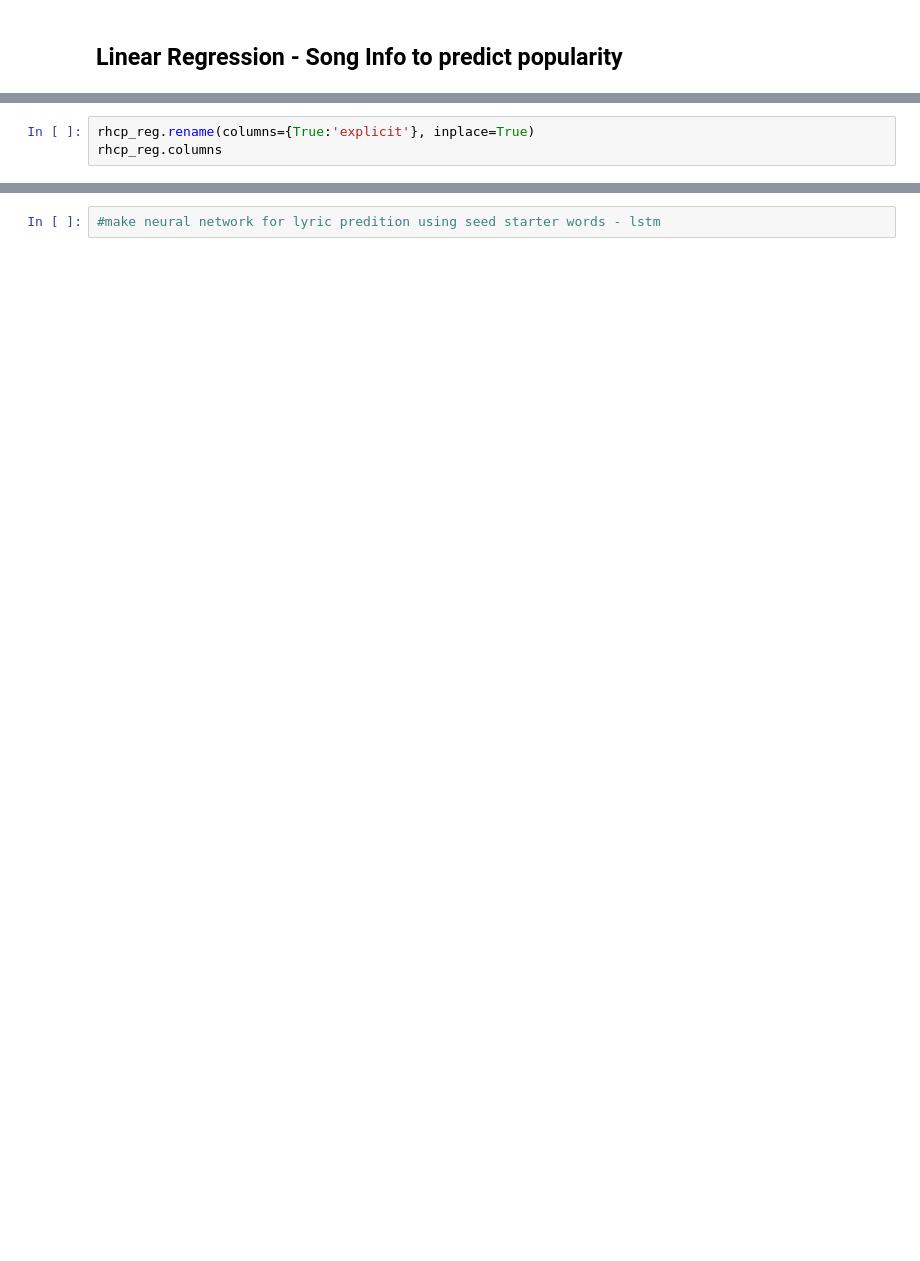
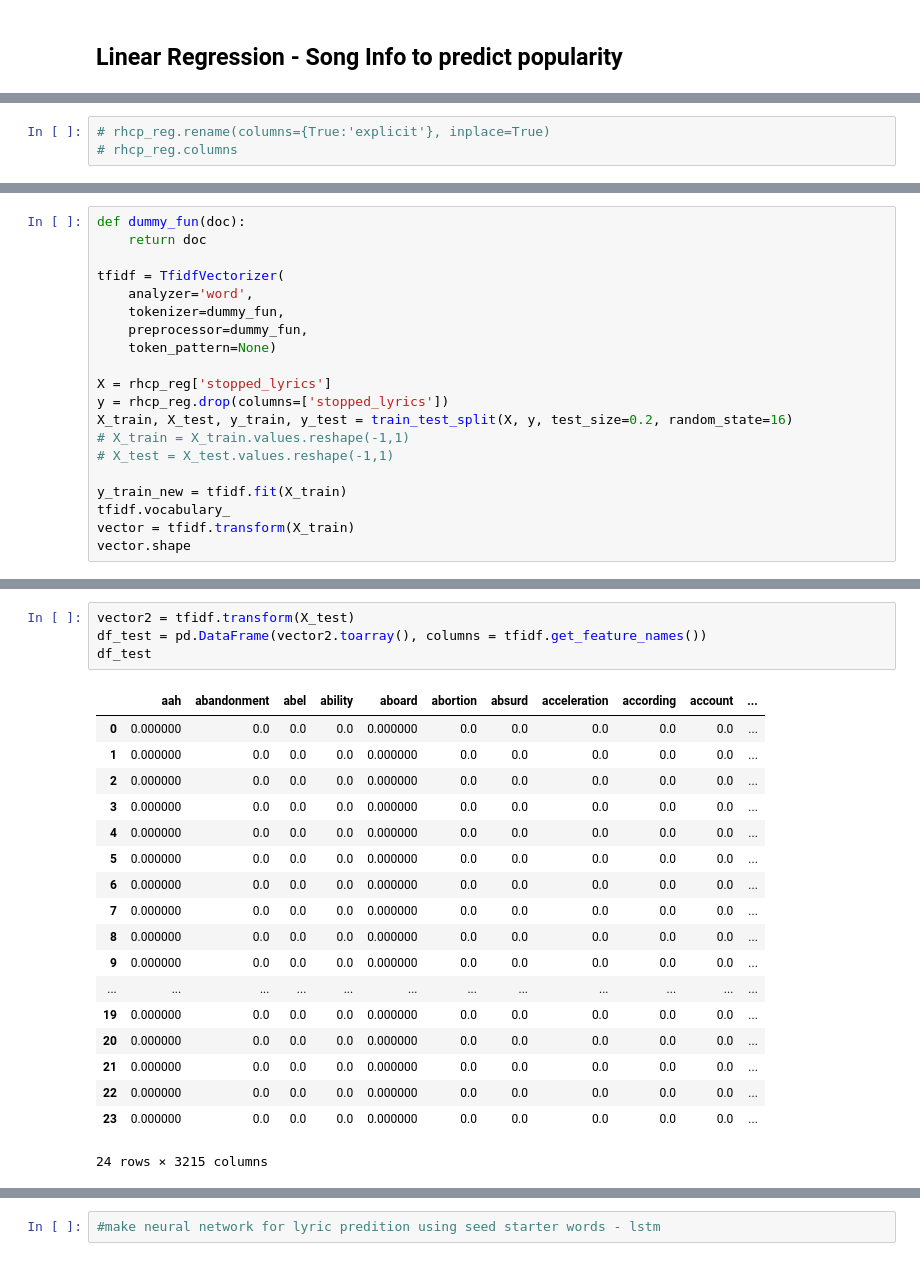
Before and after one commit to klsalcedo/lyric_generation, a Jupyter notebook: lyric_analysis.ipynb, the cells around one changed output, grey strips where cells are left out. Drawn from its saved outputs; the diff is of its cells as text; blank space fills up the shorter version.

```diff
--- a/lyric_analysis.ipynb
+++ b/lyric_analysis.ipynb
@@ -904,3 +882,3 @@ rhcp_reg
 # %%
-rhcp_reg.rename(columns={True:'explicit'}, inplace=True)
-rhcp_reg.columns
+# rhcp_reg.rename(columns={True:'explicit'}, inplace=True)
+# rhcp_reg.columns
@@ -928,0 +912,20 @@ X_train, X_test, y_train, y_test = train_test_split(X, y, test_size=0.2, random_
+# %%
+def dummy_fun(doc):
+    return doc
+
+tfidf = TfidfVectorizer(
+    analyzer='word',
+    tokenizer=dummy_fun,
+    preprocessor=dummy_fun,
+    token_pattern=None)
+
+X = rhcp_reg['stopped_lyrics']
+y = rhcp_reg.drop(columns=['stopped_lyrics'])
+X_train, X_test, y_train, y_test = train_test_split(X, y, test_size=0.2, random_state=16)
+# X_train = X_train.values.reshape(-1,1)
+# X_test = X_test.values.reshape(-1,1)
+
+y_train_new = tfidf.fit(X_train)
+tfidf.vocabulary_
+vector = tfidf.transform(X_train)
+vector.shape
@@ -928,0 +951,23 @@ X_train, X_test, y_train, y_test = train_test_split(X, y, test_size=0.2, random_
+# %%
+vector2 = tfidf.transform(X_test)
+df_test = pd.DataFrame(vector2.toarray(), columns = tfidf.get_feature_names())
+df_test
+# %% [output]
+|  | aah | abandonment | abel | ability | aboard | abortion | absurd | acceleration | according | account | ... |
+| 0 | 0.000000 | 0.0 | 0.0 | 0.0 | 0.000000 | 0.0 | 0.0 | 0.0 | 0.0 | 0.0 | ... |
+| 1 | 0.000000 | 0.0 | 0.0 | 0.0 | 0.000000 | 0.0 | 0.0 | 0.0 | 0.0 | 0.0 | ... |
+| 2 | 0.000000 | 0.0 | 0.0 | 0.0 | 0.000000 | 0.0 | 0.0 | 0.0 | 0.0 | 0.0 | ... |
+| 3 | 0.000000 | 0.0 | 0.0 | 0.0 | 0.000000 | 0.0 | 0.0 | 0.0 | 0.0 | 0.0 | ... |
+| 4 | 0.000000 | 0.0 | 0.0 | 0.0 | 0.000000 | 0.0 | 0.0 | 0.0 | 0.0 | 0.0 | ... |
+| 5 | 0.000000 | 0.0 | 0.0 | 0.0 | 0.000000 | 0.0 | 0.0 | 0.0 | 0.0 | 0.0 | ... |
+| 6 | 0.000000 | 0.0 | 0.0 | 0.0 | 0.000000 | 0.0 | 0.0 | 0.0 | 0.0 | 0.0 | ... |
+| 7 | 0.000000 | 0.0 | 0.0 | 0.0 | 0.000000 | 0.0 | 0.0 | 0.0 | 0.0 | 0.0 | ... |
+| 8 | 0.000000 | 0.0 | 0.0 | 0.0 | 0.000000 | 0.0 | 0.0 | 0.0 | 0.0 | 0.0 | ... |
+| 9 | 0.000000 | 0.0 | 0.0 | 0.0 | 0.000000 | 0.0 | 0.0 | 0.0 | 0.0 | 0.0 | ... |
+| ... | ... | ... | ... | ... | ... | ... | ... | ... | ... | ... | ... |
+| 19 | 0.000000 | 0.0 | 0.0 | 0.0 | 0.000000 | 0.0 | 0.0 | 0.0 | 0.0 | 0.0 | ... |
+| 20 | 0.000000 | 0.0 | 0.0 | 0.0 | 0.000000 | 0.0 | 0.0 | 0.0 | 0.0 | 0.0 | ... |
+| 21 | 0.000000 | 0.0 | 0.0 | 0.0 | 0.000000 | 0.0 | 0.0 | 0.0 | 0.0 | 0.0 | ... |
+| 22 | 0.000000 | 0.0 | 0.0 | 0.0 | 0.000000 | 0.0 | 0.0 | 0.0 | 0.0 | 0.0 | ... |
+| 23 | 0.000000 | 0.0 | 0.0 | 0.0 | 0.000000 | 0.0 | 0.0 | 0.0 | 0.0 | 0.0 | ... |
+24 rows × 3215 columns
```
Also changed, not shown: parts of 35 cells of this notebook, 1 other file.
